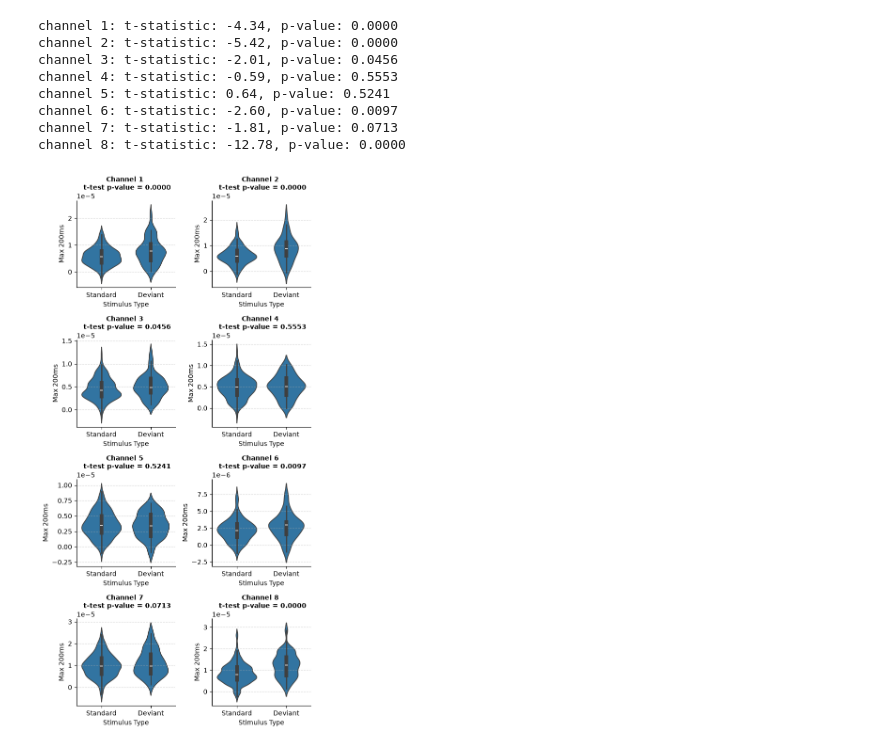
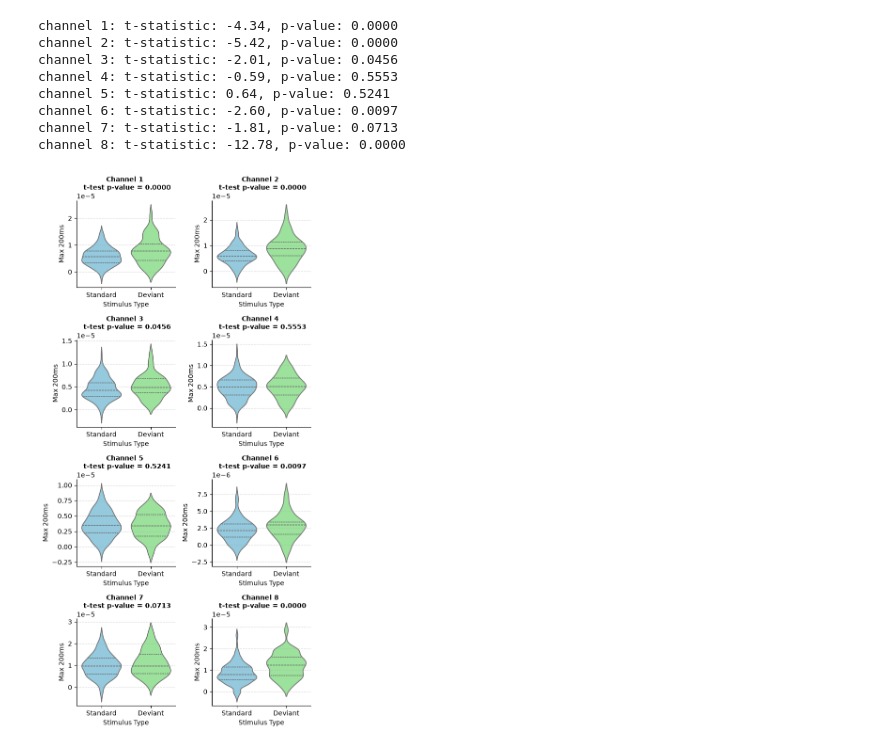
Before and after one commit to nicolascatz/M1_EEG_Project, a Jupyter notebook: scripts/DA1_TD1_Garrido_from_process_to_analysis_students.ipynb, the cells around one changed output. Drawn from its saved outputs; the diff is of its cells as text; code cells hidden in the pictures.

```diff
--- a/scripts/DA1_TD1_Garrido_from_process_to_analysis_students.ipynb
+++ b/scripts/DA1_TD1_Garrido_from_process_to_analysis_students.ipynb
@@ -443,19 +443,26 @@ channel 8: t-statistic: -12.78, p-value: 0.0000
 # %%
 import seaborn as sns
 fig, ax = plt.subplots(4, 2, figsize=(6, 12))
 ax = ax.flatten()
 for i_ch in range(8):
-    sns.violinplot(data=df2[df2['electrode'] == i_ch+1], x='stimulus_type', y='max_200',ax=ax[i_ch])
+    sns.violinplot(
+        data=df2[df2['electrode'] == i_ch+1],
+        x='stimulus_type',
+        y='max_200',
+        ax=ax[i_ch],
+        palette=['skyblue', 'lightgreen'],
+        inner='quartile'
+        )
     ax[i_ch].set_xlabel('Stimulus Type')
     ax[i_ch].set_ylabel('Max 200ms')
     ax[i_ch].set_title(f'Channel {i_ch+1} \n t-test p-value = {pvalue_all[i_ch]:.4f}',fontsize=10,weight='bold')
     ax[i_ch].spines['top'].set_visible(False)
     ax[i_ch].spines['right'].set_visible(False)
     ax[i_ch].set_xticklabels(['Standard', 'Deviant'])
     ax[i_ch].grid(axis='y', linestyle='--', alpha=0.5)
 
 
 
 plt.tight_layout()
 # %% [output]
-[figure, old version]
+[figure, new version]
```
